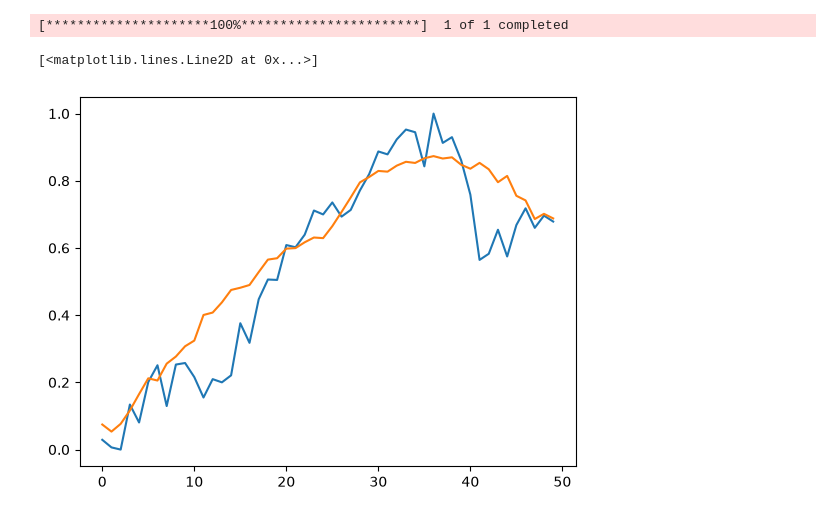
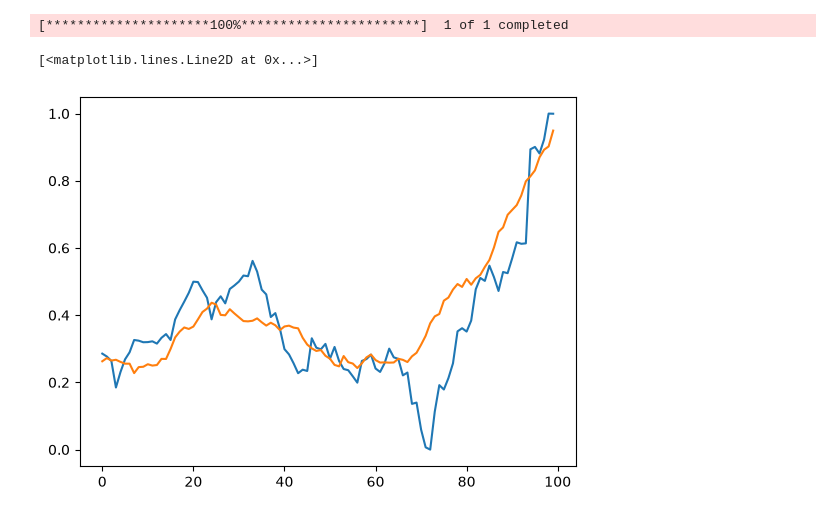
Before and after one commit to sachinstha9/motif, a Jupyter notebook: index.ipynb, the cells around one changed output. Drawn from its saved outputs; the diff is of its cells as text; code cells hidden in the pictures.

```diff
--- a/index.ipynb
+++ b/index.ipynb
@@ -27,24 +27,32 @@ Downloading data for META...
 [*********************100%***********************]  1 of 1 completed
 # %%
 def get_history_and_target_price(target_ticker, window=50):
-    target_price = get_normalized_prices(data, target_ticker)[:window]
+    target_price = get_normalized_prices(data, target_ticker, window)[:window]
     history_prices = {}
     for ticker in data.keys():
-        history_prices[ticker] = get_normalized_prices(data, ticker)[window:]
+        history_prices[ticker] = get_normalized_prices(data, ticker, window)[window:]
     return target_price, history_prices
+# %%
+target_ticker = "GOOGL"
+window = 100
+dtw_window = 8
+n_top_match = 30
+blackout_window = int(window * 0.6)
 # %%
-target_price, historical_prices = get_history_and_target_price("AAPL", 50)
+target_price, historical_prices = get_history_and_target_price(target_ticker, window)
+
+target = target_price[30]
 # %%
-top_matches = get_top_matches(target_price[0], historical_prices, 50, 10)
+top_matches = get_top_matches(target, historical_prices, window, dtw_window, n_top_match, blackout_window)
 # %%
-plt.plot(target_price[0][:50][::-1])
+plt.plot(target[:window][::-1])
 
 a = top_matches[0]["prices"]
 for e in top_matches[1:]:
     a = [x + y for x, y in zip(a, e["prices"])]
 
-a = [x / 11 for x in a]
+a = [x / n_top_match for x in a]
 plt.plot(a[::-1])
 # %% [output]
 [<matplotlib.lines.Line2D at 0x...>]
-[figure, old version]
+[figure, new version]
```
Also changed, not shown: parts of 5 cells of this notebook, 1 other file.
